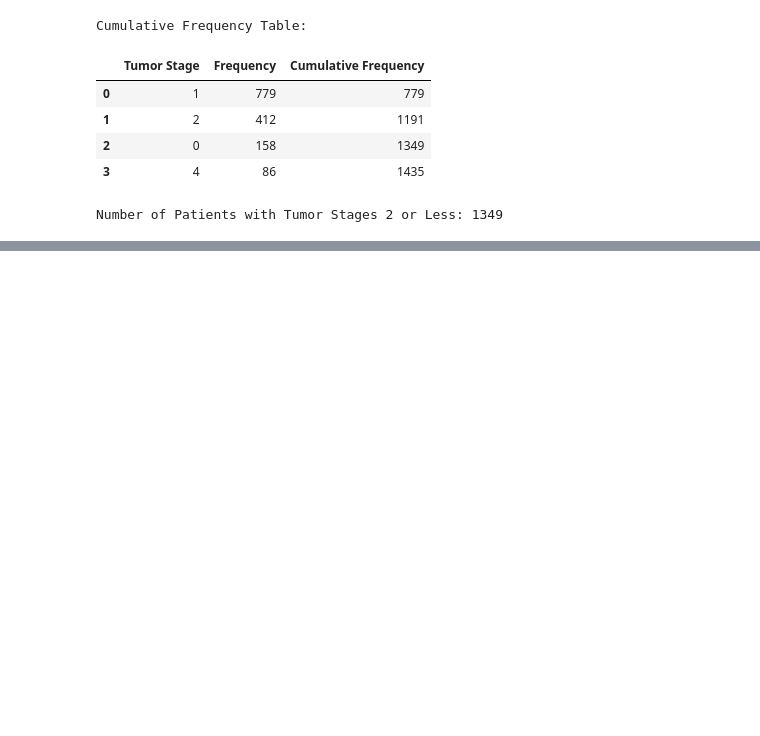
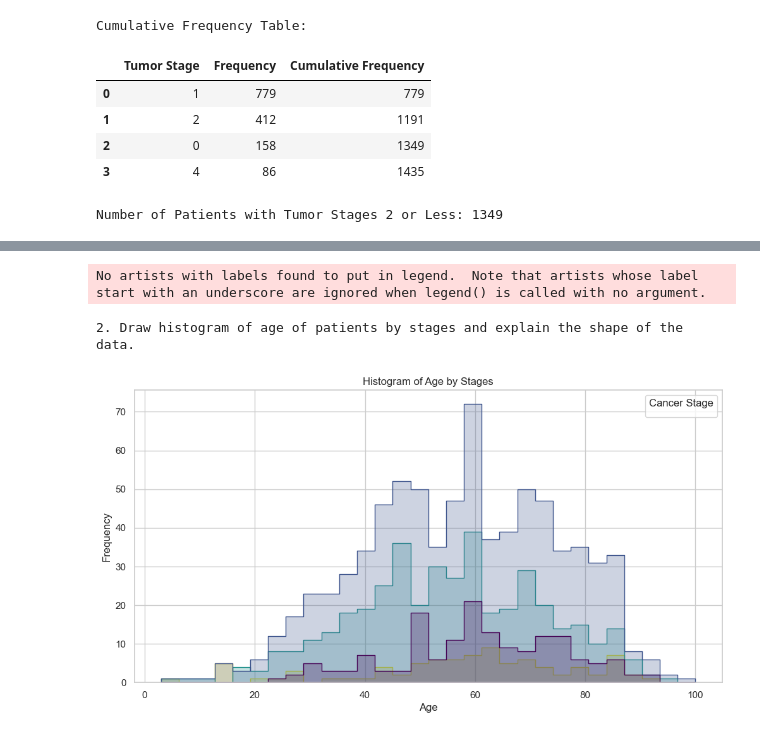
Before and after one commit to elikemk/Cancer-Patient-Anaylysis, a Jupyter notebook: cp.ipynb, the cells around one changed output, grey strips where cells are left out. Cells and saved outputs as stored; diff of their text form; code cells hidden in the pictures; blank space fills up the shorter version.

```diff
--- a/cp.ipynb
+++ b/cp.ipynb
@@ -170,0 +253,19 @@ Number of patients diagnosed with cancer less than 50 years: 165
+# %%
+import seaborn as sns
+
+print("2. Draw histogram of age of patients by stages and explain the shape of the data.")
+# Setting the aesthetic style of the plots
+sns.set(style="whitegrid")
+
+# Creating a histogram for the age of patients by stages
+plt.figure(figsize=(12, 6))
+sns.histplot(df, x="Age", hue="Stage", element="step", bins=30, palette="viridis")
+plt.title('Histogram of Age by Stages')
+plt.xlabel('Age')
+plt.ylabel('Frequency')
+plt.legend(title='Cancer Stage')
+plt.show()
+# %% [output]
+No artists with labels found to put in legend.  Note that artists whose label start with an underscore are ignored when legend() is called with no argument.
+2. Draw histogram of age of patients by stages and explain the shape of the data.
+[figure, added]
```
Also changed, not shown: parts of 14 cells of this notebook.
